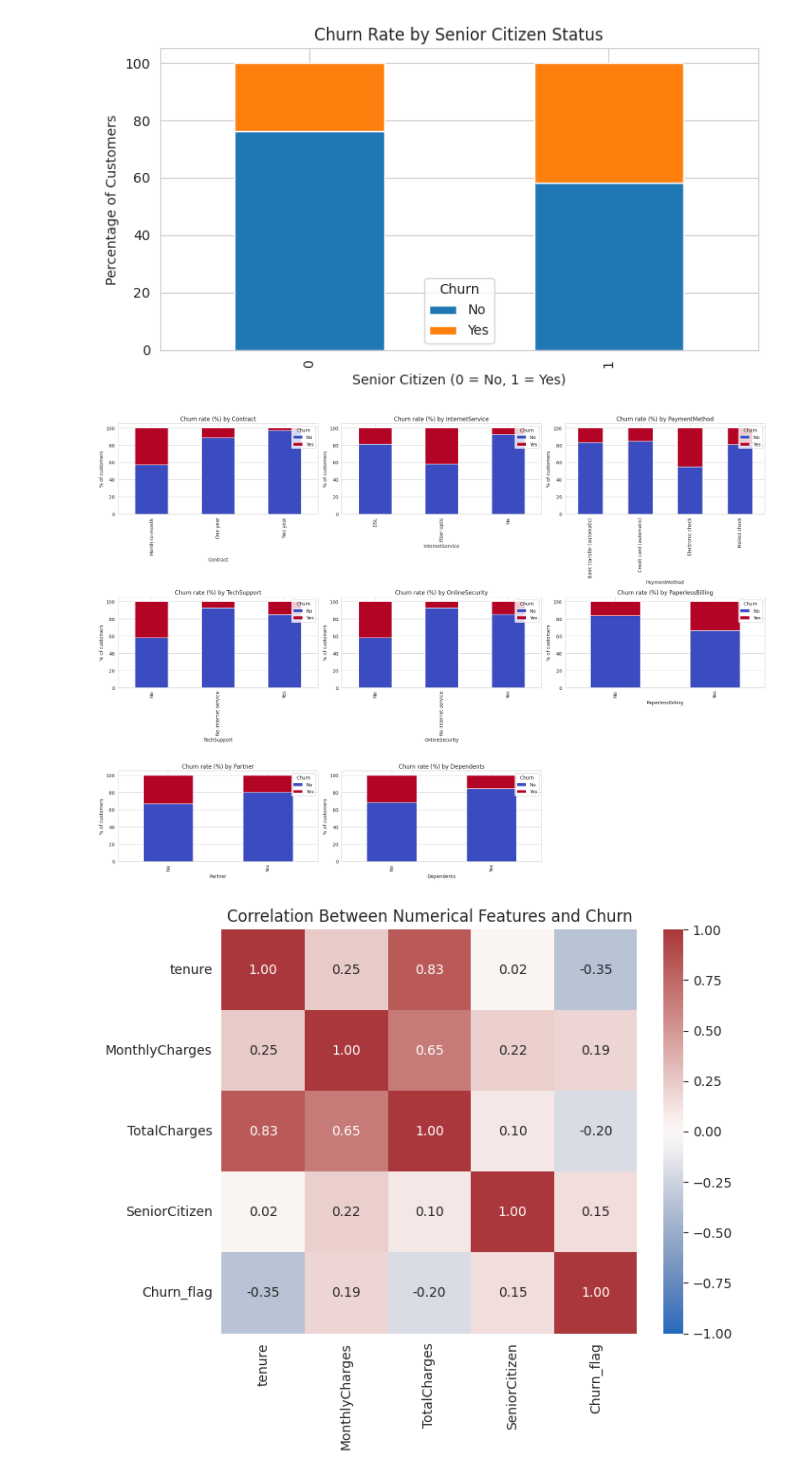
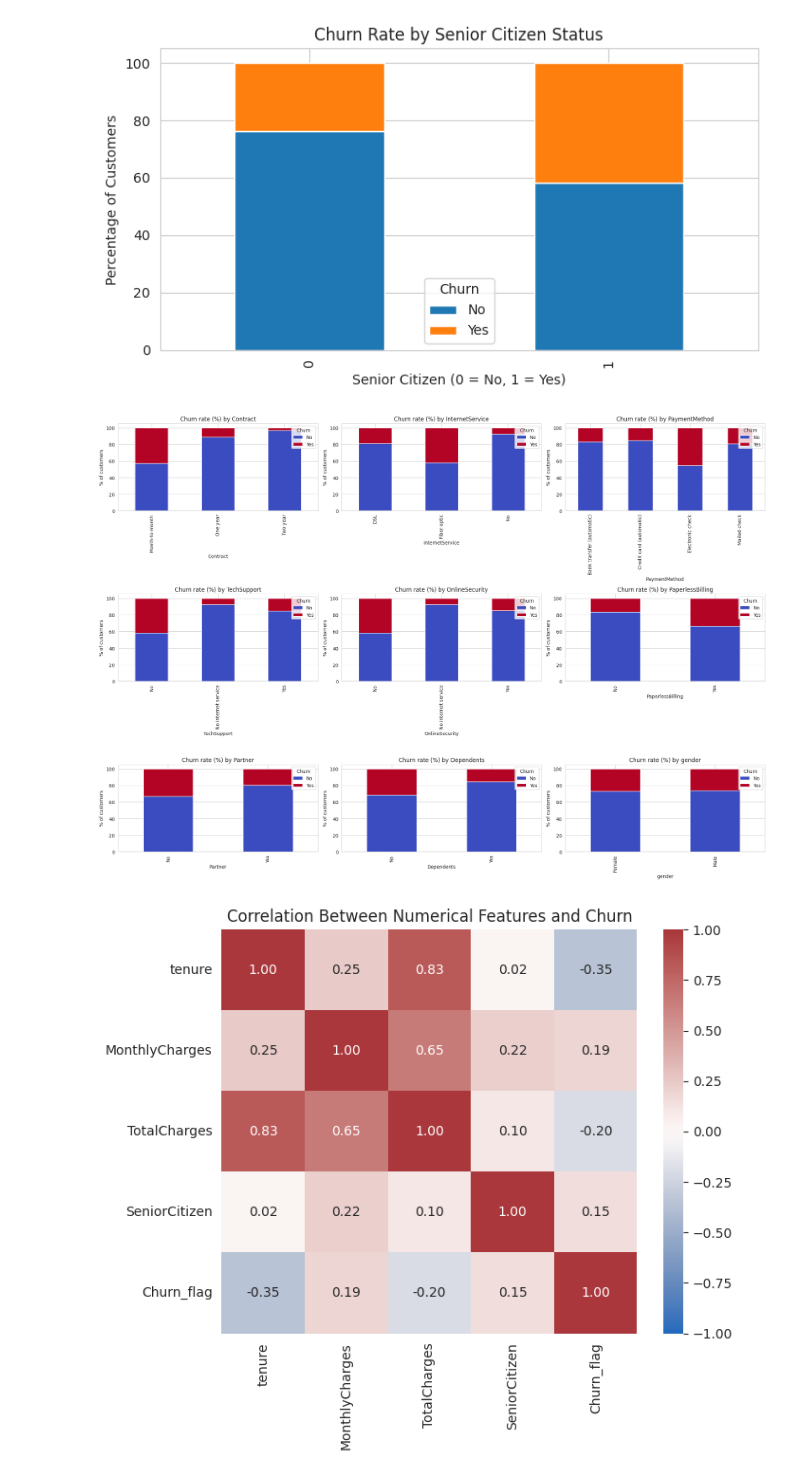
Before and after one commit to methasha20250805/Customer-Churn---Machine-Learning, a Jupyter notebook: ML_CW.ipynb, the cells around one changed output. Saved outputs shown, nothing was run; the diff lists cells and outputs as text; code cells hidden in the pictures.

```diff
--- a/ML_CW.ipynb
+++ b/ML_CW.ipynb
@@ -166,29 +166,29 @@ plt.show()
 # %%
 categorical_focus = [
     "Contract",
     "InternetService",
     "PaymentMethod",
     "TechSupport",
     "OnlineSecurity",
     "PaperlessBilling",
     "Partner",
     "Dependents",
     "gender"
 ]
 
 fig, axes = plt.subplots(3, 3, figsize=(20, 14))
 axes = axes.flatten()
 for col, ax in zip(categorical_focus, axes):
     cross_tab = pd.crosstab(churn_raw[col], churn_raw["Churn"], normalize="index") * 100
     cross_tab.plot(kind="bar", stacked=True, ax=ax, colormap="coolwarm")
     ax.set_title(f"Churn rate (%) by {col}")
     ax.set_ylabel("% of customers")
     ax.legend(title="Churn", loc="upper right")
-fig.delaxes(axes[-1])
+
 plt.tight_layout()
 plt.show()
 # %% [output]
-[figure, old version]
+[figure, new version]
 # %%
 corr_cols = [
     "tenure",
```
Also changed, not shown: parts of 14 cells of this notebook.
